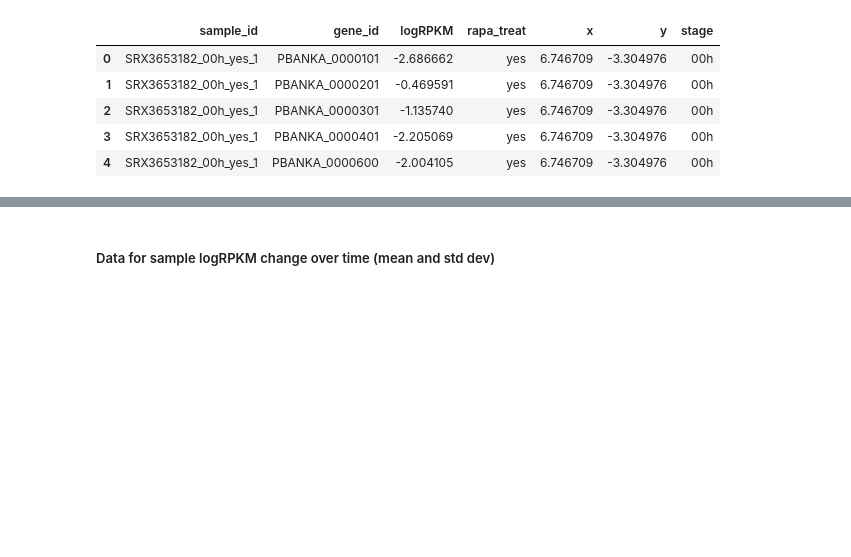
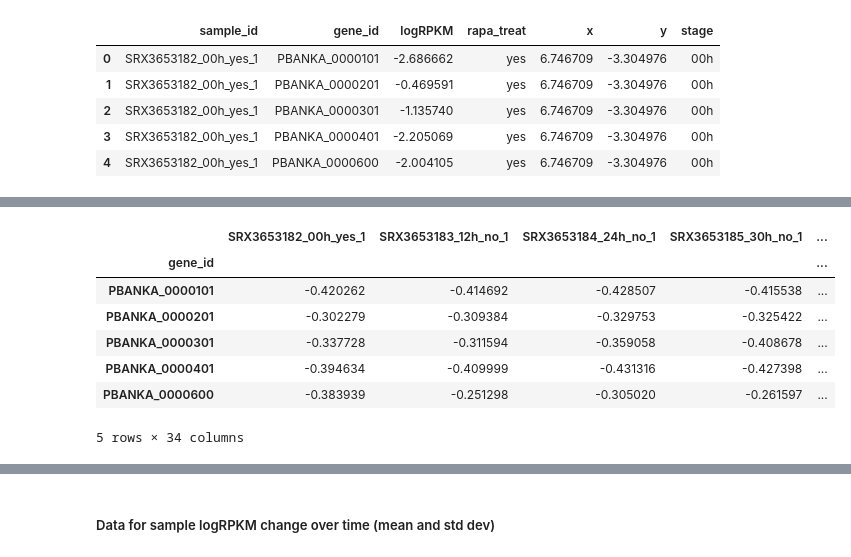
Before and after one commit to madden1706/Kent2018_GametocyteDev, a Jupyter notebook: scripts/UMAP_Visualizations.ipynb, the cells around one changed output, grey strips where cells are left out. Cells and saved outputs as stored; diff of their text form; code cells hidden in the pictures; blank space fills up the shorter version.

```diff
--- a/scripts/UMAP_Visualizations.ipynb
+++ b/scripts/UMAP_Visualizations.ipynb
@@ -382,0 +414,2 @@ data2.head()
+# %%
+scaled_transform = umap.UMAP(n_neighbors=20, n_components=2, min_dist=0).fit(scaled_genes_umap)
@@ -382,0 +434,15 @@ data2.head()
+# %%
+scaled_genes_umap['x'] = scaled_transform.embedding_[:,0]
+scaled_genes_umap['y'] = scaled_transform.embedding_[:,1]
+# %%
+scaled_genes_umap.head()
+# scaled_genes_umap.columns
+# %% [output]
+|  | SRX3653182_00h_yes_1 | SRX3653183_12h_no_1 | SRX3653184_24h_no_1 | SRX3653185_30h_no_1 | ... |
+| gene_id |  |  |  |  | ... |
+| PBANKA_0000101 | -0.420262 | -0.414692 | -0.428507 | -0.415538 | ... |
+| PBANKA_0000201 | -0.302279 | -0.309384 | -0.329753 | -0.325422 | ... |
+| PBANKA_0000301 | -0.337728 | -0.311594 | -0.359058 | -0.408678 | ... |
+| PBANKA_0000401 | -0.394634 | -0.409999 | -0.431316 | -0.427398 | ... |
+| PBANKA_0000600 | -0.383939 | -0.251298 | -0.305020 | -0.261597 | ... |
+5 rows × 34 columns
```
Also changed, not shown: parts of 7 cells of this notebook.
